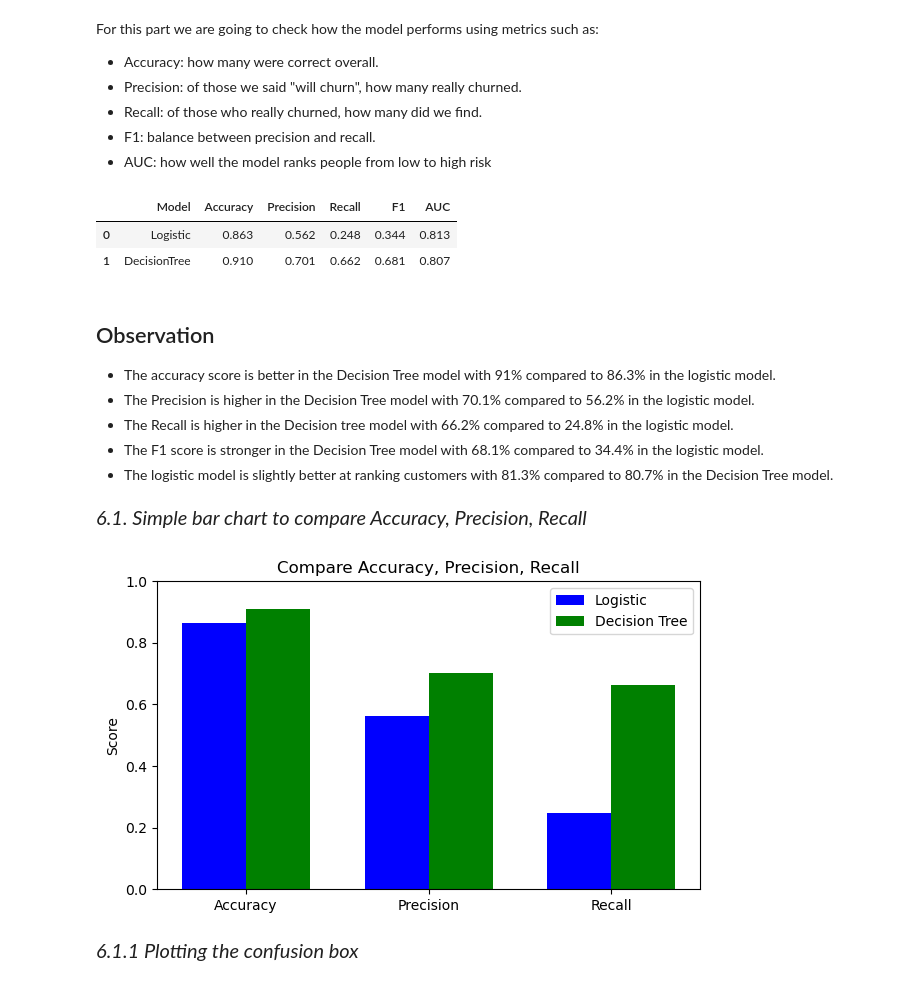
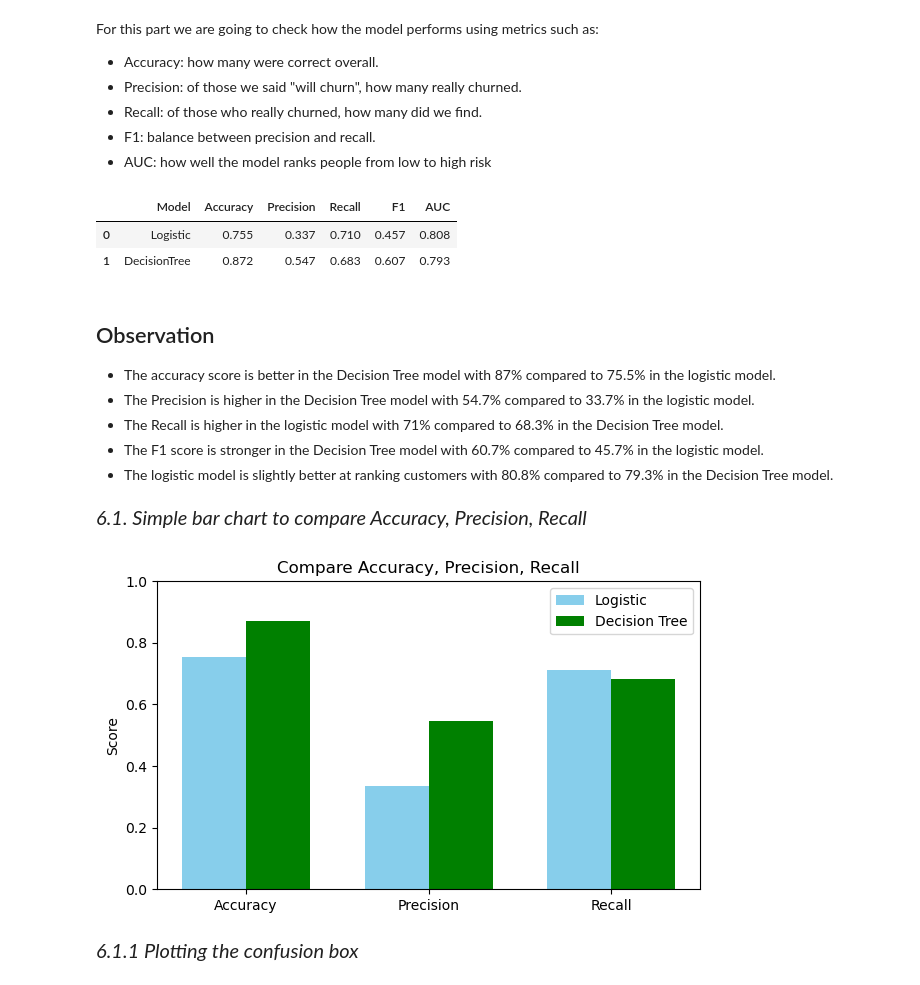
Before and after one commit to EAlmadi/Phase3_project, a Jupyter notebook: Syria-Tel.ipynb, the cells around one changed output. Saved outputs shown, nothing was run; the diff lists cells and outputs as text; code cells hidden in the pictures.

```diff
--- a/Syria-Tel.ipynb
+++ b/Syria-Tel.ipynb
@@ -632,0 +652,3 @@ Train two simple models
+# %%
+smote = SMOTE(random_state=42)
+X_resampled, y_resampled = smote.fit_resample(X_train, y_train)
@@ -634,7 +669,7 @@ Train two simple models
 *<span style="font-size: 20px;">5.1.3 Fitting a logistic model  </span>*
 # %%
 log_model = LogisticRegression(max_iter=1000, random_state=42)
-log_model.fit(X_train, y_train)
+log_model.fit(X_resampled, y_resampled)
 y_pred_log = log_model.predict(X_test)
 y_proba_log = log_model.predict_proba(X_test)[:, 1]  # probability of churn
 #the y_pred_proba gives us the probability of the true churns only
@@ -646,7 +681,7 @@ LogisticRegression(max_iter=1000, random_state=42)
 # %%
 # Decision Tree
 clf_model = DecisionTreeClassifier(random_state=42)
-clf_model.fit(X_train, y_train)
+clf_model.fit(X_resampled, y_resampled)
 y_pred_dt = clf_model.predict(X_test)
 # decision tree probabilities (for ROC/AUC)
 y_proba_dt = clf_model.predict_proba(X_test)[:, 1]
@@ -705,15 +740,15 @@ results = results.round(3)
 results
 # %% [output]
 |  | Model | Accuracy | Precision | Recall | F1 | AUC |
-| 0 | Logistic | 0.863 | 0.562 | 0.248 | 0.344 | 0.813 |
-| 1 | DecisionTree | 0.910 | 0.701 | 0.662 | 0.681 | 0.807 |
+| 0 | Logistic | 0.755 | 0.337 | 0.710 | 0.457 | 0.808 |
+| 1 | DecisionTree | 0.872 | 0.547 | 0.683 | 0.607 | 0.793 |
 # %% [markdown]
 ## Observation
-* The accuracy score is  better in the Decision Tree model with 91% compared to 86.3% in the logistic model.
-* The Precision is higher in the Decision Tree model with 70.1% compared to 56.2% in the logistic model.
-* The Recall is higher in the Decision tree model with 66.2% compared to 24.8% in the logistic model.
-* The F1 score is stronger in the Decision Tree model with 68.1% compared to 34.4% in the logistic model.
-* The logistic model is slightly better at ranking customers with 81.3% compared to 80.7% in the Decision Tree model.
+* The accuracy score is  better in the Decision Tree model with 87% compared to 75.5% in the logistic model.
+* The Precision is higher in the Decision Tree model with 54.7% compared to 33.7% in the logistic model.
+* The Recall is higher in the logistic model with 71% compared to 68.3% in the Decision Tree model.
+* The F1 score is stronger in the Decision Tree model with 60.7% compared to 45.7% in the logistic model.
+* The logistic model is slightly better at ranking customers with 80.8% compared to 79.3% in the Decision Tree model.
 # %% [markdown]
 *<span style="font-size: 20px;">6.1. Simple bar chart to compare Accuracy, Precision, Recall </span>*
 # %%
@@ -730,36 +765,36 @@ dt_vals  = [acc_dt, prec_dt, rec_dt]
 x = np.arange(len(metrics))
 
 # Width of each bar
 width = 0.35
 
 # Make a drawing space (7 wide, 4 tall)
 plt.figure(figsize=(7,4))
 
 # Draw bars for logistic (a little to the left)
-plt.bar(x - width/2, log_vals, width, label='Logistic', color="blue")
+plt.bar(x - width/2, log_vals, width, label='Logistic', color='skyblue')
 
 # Draw bars for decision tree (a little to the right)
-plt.bar(x + width/2, dt_vals, width, label='Decision Tree', color="green")
+plt.bar(x + width/2, dt_vals, width, label='Decision Tree', color='green')
 
 # Put names (Accuracy, Precision, Recall) under bars
 plt.xticks(x, metrics)
 
 # Y-axis goes from 0 to 1 (since scores are between 0 and 1)
 plt.ylim(0,1)
 
 # Label the y-axis
 plt.ylabel('Score')
 
 # Title of the picture
 plt.title('Compare Accuracy, Precision, Recall')
 
 # Show which color is which model
 plt.legend()
 
 # Show the final picture
 plt.show()
 # %% [output]
-[figure, old version]
+[figure, new version]
 # %% [markdown]
 *<span style="font-size: 20px;">6.1.1 Plotting the confusion box </span>*
 # %% [markdown]
```
Also changed, not shown: parts of 44 cells of this notebook, 2 other files.
